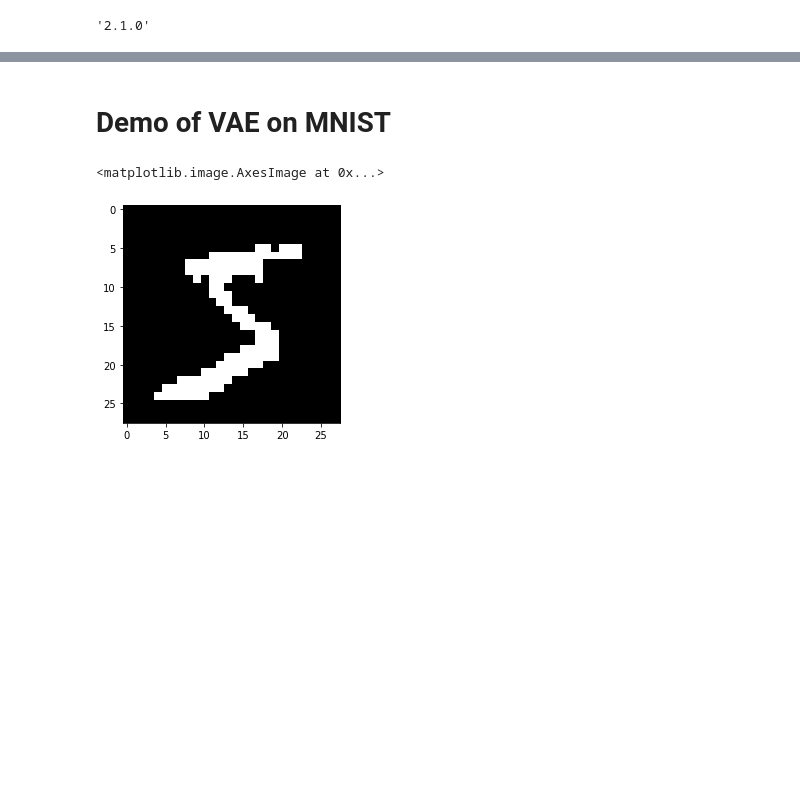
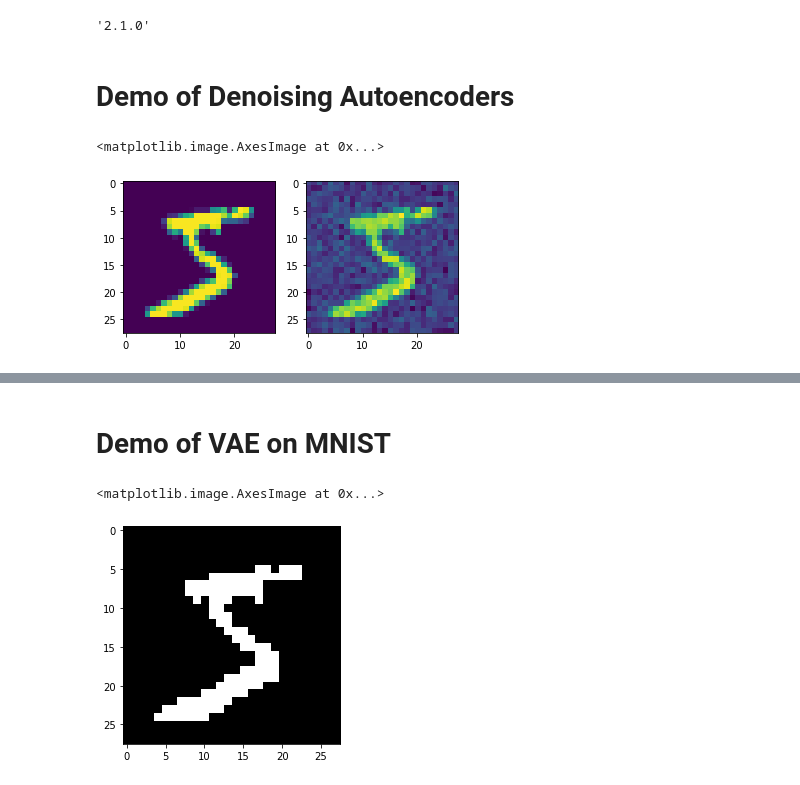
Before and after one commit to MaxwellLZH/blog, a Jupyter notebook: outlier-detection-series/vae/outlier_detection_with_vae.ipynb, the cells around one changed output, grey strips where cells are left out. Saved outputs shown, nothing was run; the diff lists cells and outputs as text; code cells hidden in the pictures; blank space fills up the shorter version.

```diff
--- a/outlier-detection-series/vae/outlier_detection_with_vae.ipynb
+++ b/outlier-detection-series/vae/outlier_detection_with_vae.ipynb
@@ -11,3 +11,28 @@ import matplotlib.pyplot as plt
 tf.__version__
 # %% [output]
 '2.1.0'
+# %% [markdown]
+# Demo of Denoising Autoencoders
+# %%
+# use mnist as example
+(train_images, _), (test_images, _) = tf.keras.datasets.mnist.load_data()
+
+
+def preprocess_image(images):
+    images = images.reshape((images.shape[0], 28, 28, 1)) / 255.
+    return images.astype('float32')
+
+
+def add_noise(images, noise_scale=0.5):
+    return images + noise_scale * np.random.normal(loc=0.0, scale=0.1, size=images.shape)
+# %%
+# 在原数据上加噪声的效果
+sample_image = preprocess_image(train_images[[0]])[0]
+noise_image = add_noise(sample_image, noise_scale=1.0)
+
+_, axes = plt.subplots(1, 2)
+axes[0].imshow(sample_image.squeeze())
+axes[1].imshow(noise_image.squeeze())
+# %% [output]
+<matplotlib.image.AxesImage at 0x...>
+[figure, added]
```
Also changed, not shown: parts of 7 cells of this notebook, 6 other files.
